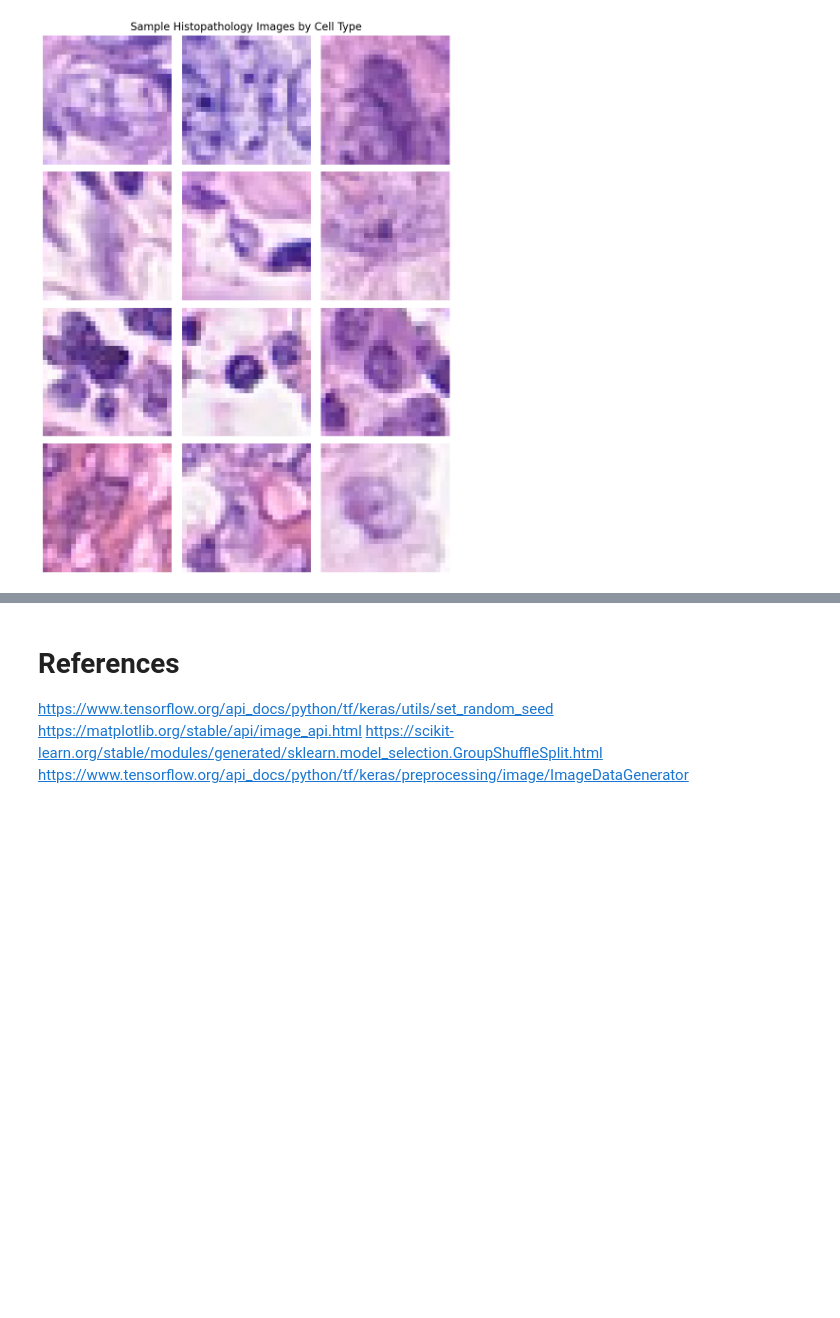
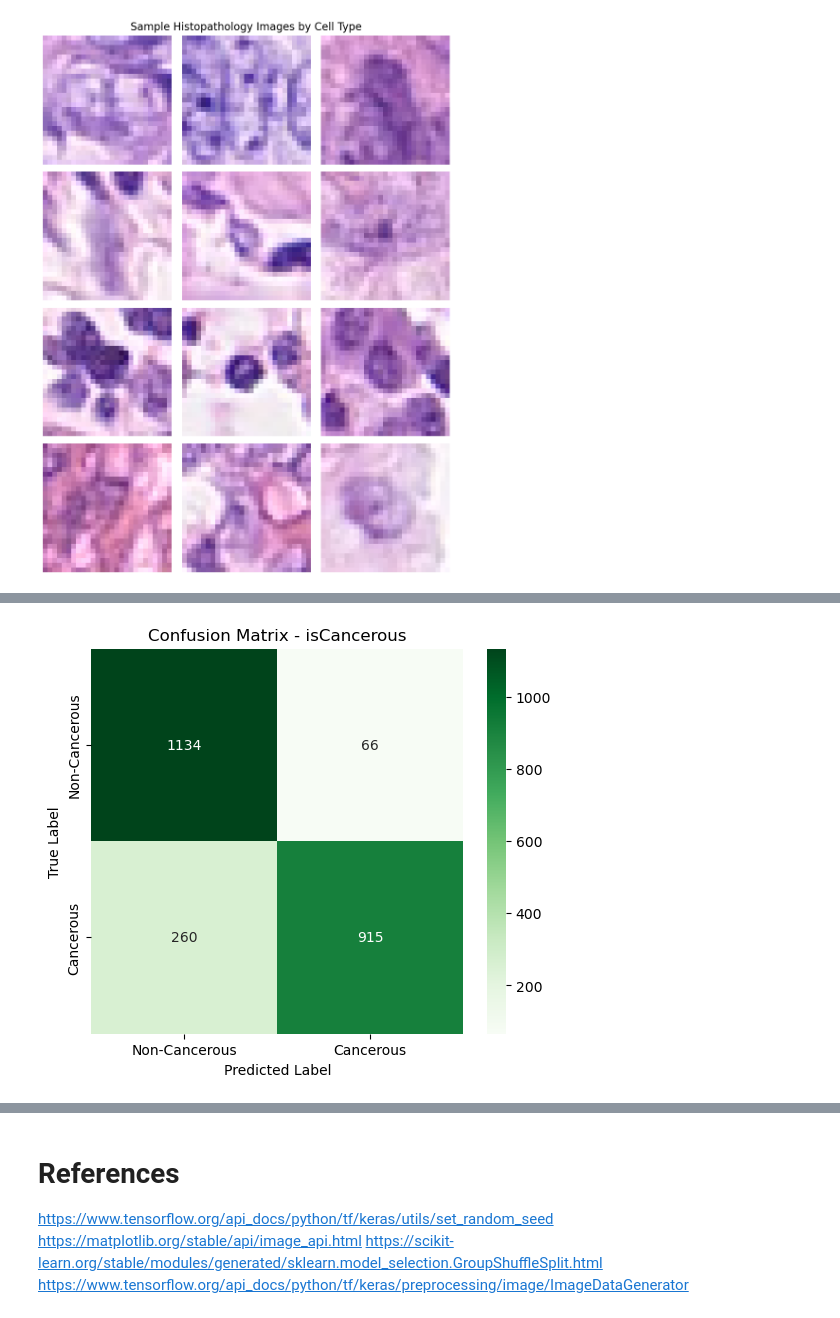
Before and after one commit to Shreyas-Shah30/Colon-Cancer-Histopathology-Image-Classification-ML-Project, a Jupyter notebook: s4005805_s3978268.ipynb, the cells around one changed output, grey strips where cells are left out. Drawn from its saved outputs; the diff is of its cells as text; code cells hidden in the pictures; blank space fills up the shorter version.

Commit message:
Implemented CNN base models for isCancerous and cellTypeName, added justifications and observations for the base models and added justifications for performance metrics

```diff
--- a/s4005805_s3978268.ipynb
+++ b/s4005805_s3978268.ipynb
@@ -372,0 +438,87 @@ Found 878 validated image filenames belonging to 4 classes.
+# %%
+# -----------------------------------
+# Base CNN Model for isCancerous Classification (Binary)
+# -----------------------------------
+from tensorflow.keras.models import Sequential
+from tensorflow.keras import Input
+from tensorflow.keras.layers import Conv2D, MaxPooling2D, Flatten, Dense
+from tensorflow.keras.optimizers import Adam
+from tensorflow.keras.callbacks import EarlyStopping
+from tensorflow.keras.metrics import Precision, Recall
+from sklearn.metrics import classification_report, confusion_matrix, roc_auc_score
+
+# Define input shape
+INPUT_SHAPE = (27, 27, 3)
+
+# Build the CNN model
+model_isCancerous = Sequential([
+    Input(shape=INPUT_SHAPE),
+    Conv2D(32, (3, 3), activation='relu'),
+    MaxPooling2D(pool_size=(2, 2)),
+    Flatten(),
+    Dense(64, activation='relu'),
+    Dense(1, activation='sigmoid')
+])
+
+# Compile the model
+model_isCancerous.compile(
+    optimizer=Adam(learning_rate=0.001),
+    loss='binary_crossentropy',
+    metrics=[Precision(name='precision'), Recall(name='recall')]
+)
+
+# Early stopping
+early_stop = EarlyStopping(monitor='val_loss', patience=5, restore_best_weights=True)
+
+# Display model summary
+model_isCancerous.summary()
+
+# ----------------------
+# Train the isCancerous Model
+# ----------------------
+history_cancer = model_isCancerous.fit(
+    train_generator_isCancerous,
+    epochs=30,
+    validation_data=val_generator_isCancerous,
+    callbacks=[early_stop]
+)
+
+# -----------------------------------
+# Evaluation of isCancerous Model
+# -----------------------------------
+
+# Predict class probabilities
+y_pred_probs_cancer = model_isCancerous.predict(val_generator_isCancerous)
+
+# Convert to binary labels
+y_pred_classes_cancer = (y_pred_probs_cancer > 0.5).astype(int)
+
+# True labels
+y_true_cancer = val_generator_isCancerous.classes
+
+# ------------------------
+# Classification Report
+# ------------------------
+print("Classification Report (isCancerous):")
+print(classification_report(y_true_cancer, y_pred_classes_cancer, target_names=['Non-Cancerous', 'Cancerous']))
+
+# ------------------------
+# Confusion Matrix
+# ------------------------
+cm_cancer = confusion_matrix(y_true_cancer, y_pred_classes_cancer)
+
+plt.figure(figsize=(6, 5))
+sns.heatmap(cm_cancer, annot=True, fmt='d', cmap='Greens',
+            xticklabels=['Non-Cancerous', 'Cancerous'],
+            yticklabels=['Non-Cancerous', 'Cancerous'])
+plt.xlabel('Predicted Label')
+plt.ylabel('True Label')
+plt.title('Confusion Matrix - isCancerous')
+plt.show()
+
+# ------------------------
+# ROC AUC Score
+# ------------------------
+roc_auc_cancer = roc_auc_score(y_true_cancer, y_pred_probs_cancer)
+print(f"ROC AUC Score (isCancerous): {roc_auc_cancer:.2f}")
+# %% [output]
@@ -372,0 +559 @@ Found 878 validated image filenames belonging to 4 classes.
+[figure, added]
```
Also changed, not shown: parts of 12 cells of this notebook.
